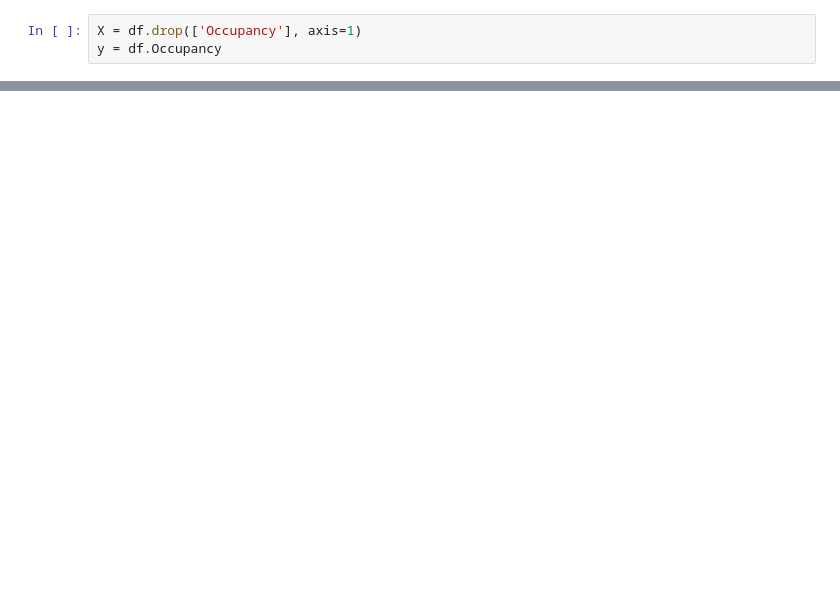
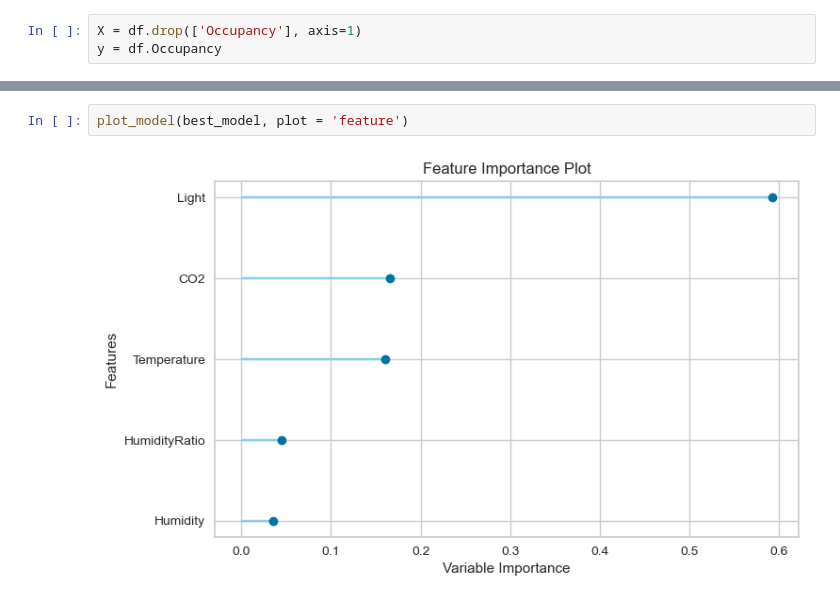
Before and after one commit to augustaklug/PB_IoT-Augusta_Klug, a Jupyter notebook: Code/Model/Model_Selection.ipynb, the cells around one changed output, grey strips where cells are left out. Drawn from its saved outputs; the diff is of its cells as text; blank space fills up the shorter version.

```diff
--- a/Code/Model/Model_Selection.ipynb
+++ b/Code/Model/Model_Selection.ipynb
@@ -45,0 +104,4 @@ print(X_train.shape, y_train.shape, X_test.shape, y_test.shape)
+# %%
+plot_model(best_model, plot = 'feature')
+# %% [output]
+[figure, added]
```
Also changed, not shown: parts of 14 cells of this notebook.
